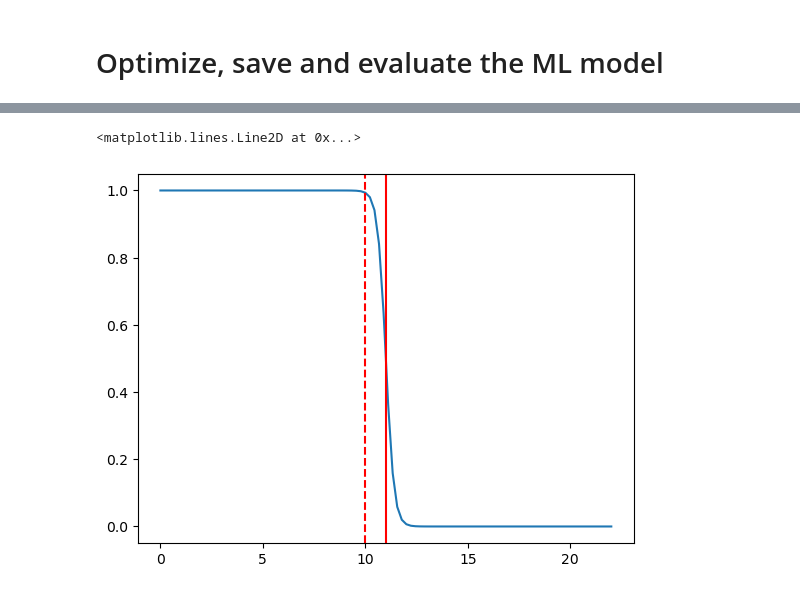
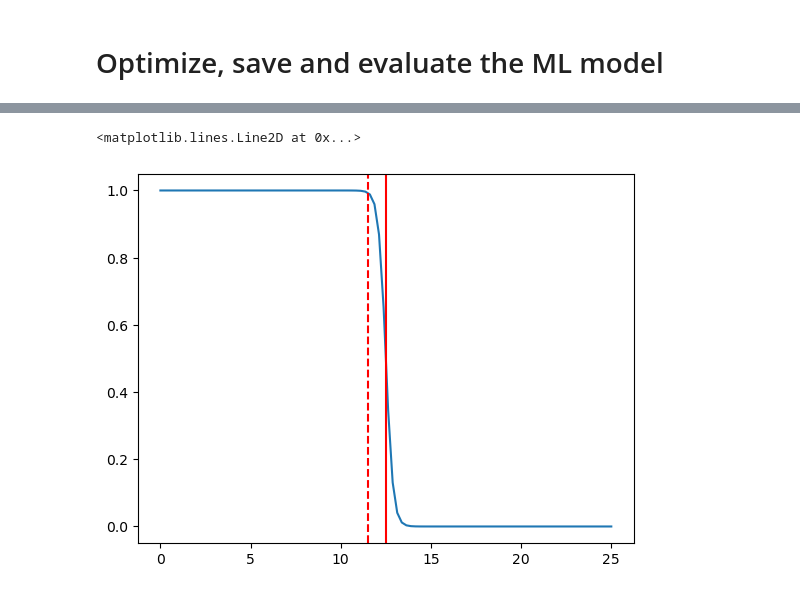
Before and after one commit to hojjatks/ROM_EnKF_earthquakecycle, a Jupyter notebook: Codes/earthquake/MLmodel_g1.ipynb, the cells around one changed output, grey strips where cells are left out. Saved outputs shown, nothing was run; the diff lists cells and outputs as text; code cells hidden in the pictures.

```diff
--- a/Codes/earthquake/MLmodel_g1.ipynb
+++ b/Codes/earthquake/MLmodel_g1.ipynb
@@ -518,14 +518,14 @@ cpu
 # %%
 Beta=5
-lambda_dissipation=0.7
-rho=11
+lambda_dissipation=0.6
+rho=12.5
 x_plot_test=np.linspace(0,2*rho,100)
 plt.plot(x_plot_test,1/(1+np.exp(Beta*(x_plot_test-rho))))
 plt.axvline(x=rho, color='r')
 plt.axvline(x=rho-1, color='r', linestyle='--')
 # %% [output]
 <matplotlib.lines.Line2D at 0x...>
-[figure, old version]
+[figure, new version]
 # %%
 def dissipation_factor(xk,rho,Sigma,Beta=10):
     u=xk/Sigma # normalize by the std
```
Also changed, not shown: parts of 24 cells of this notebook, 1 other file.
